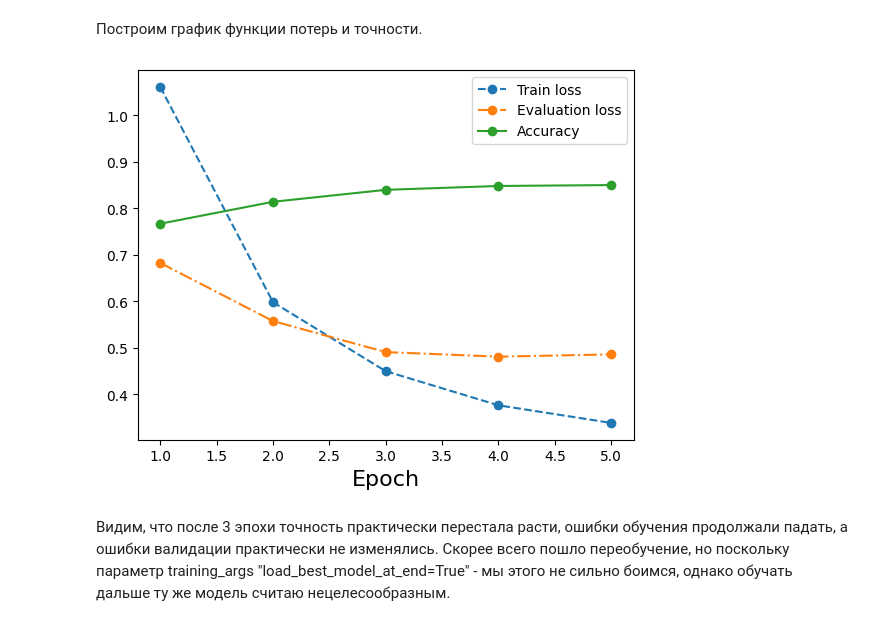
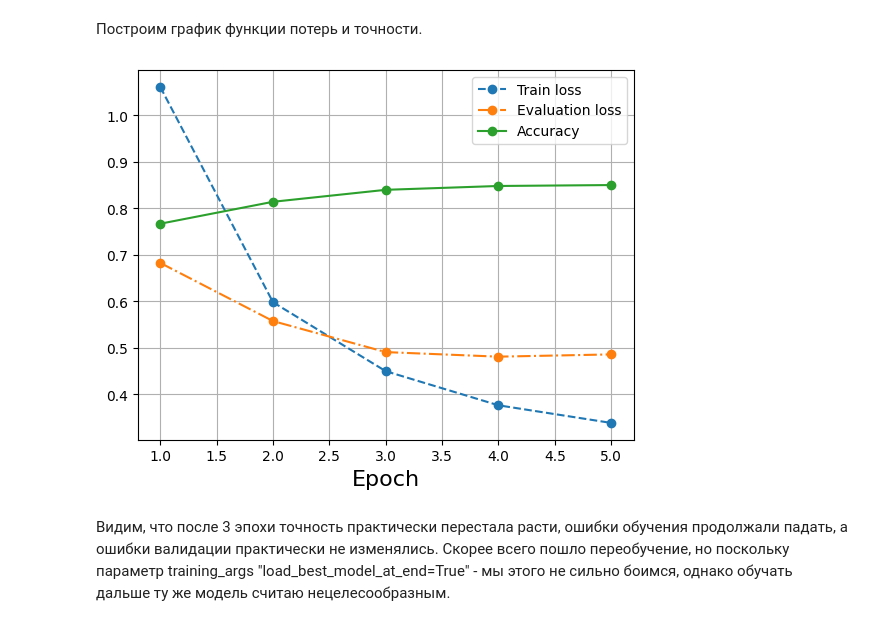
Before and after one commit to GuziiIV/Writer_Classifier_URFU_NNandCV, a Jupyter notebook: Writers_classifications.ipynb, the cells around one changed output. Drawn from its saved outputs; the diff is of its cells as text; code cells hidden in the pictures.

```diff
--- a/Writers_classifications.ipynb
+++ b/Writers_classifications.ipynb
@@ -312,17 +312,18 @@ for log in logs:
 # %%
 X = epoch
 Y1 = loss
 Y2 = eval_loss
 Y3 = accuracy
 
 plt.plot(X, Y1, label="Train loss", linestyle='--', marker='o')
 plt.plot(X, Y2, label="Evaluation loss", linestyle='-.', marker='o')
 plt.plot(X, Y3, label="Accuracy", marker='o' )
 plt.xlabel('Epoch', fontsize=16)
+plt.grid()
 plt.legend()
 plt.show()
 # %% [output]
-[figure, old version]
+[figure, new version]
 # %% [markdown]
 Видим, что после 3 эпохи точность практически перестала расти, ошибки обучения продолжали падать, а ошибки валидации практически не изменялись. Скорее всего пошло переобучение, но поскольку параметр training_args "load_best_model_at_end=True" - мы этого не сильно боимся, однако обучать дальше ту же модель считаю нецелесообразным.
 # %% [markdown]
```
